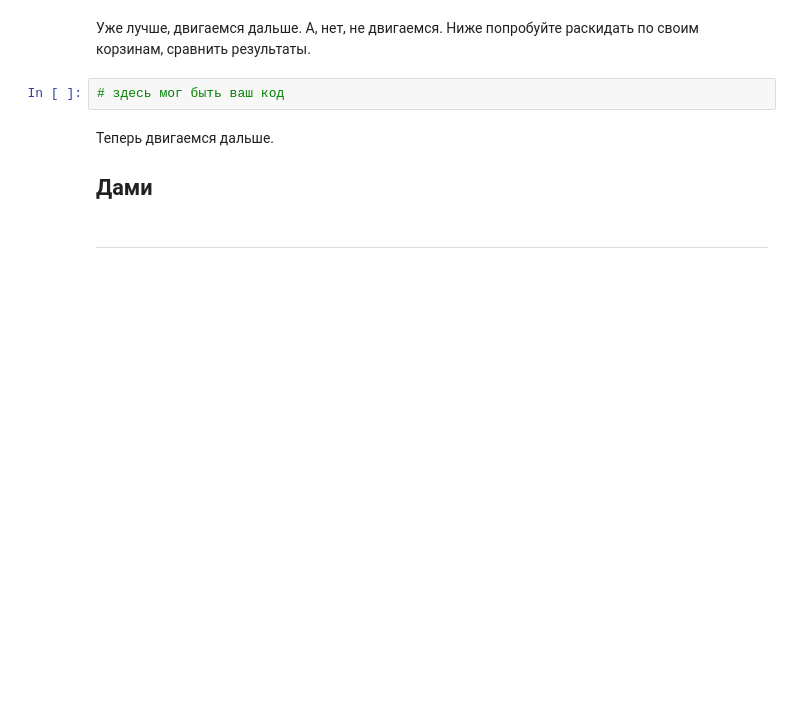
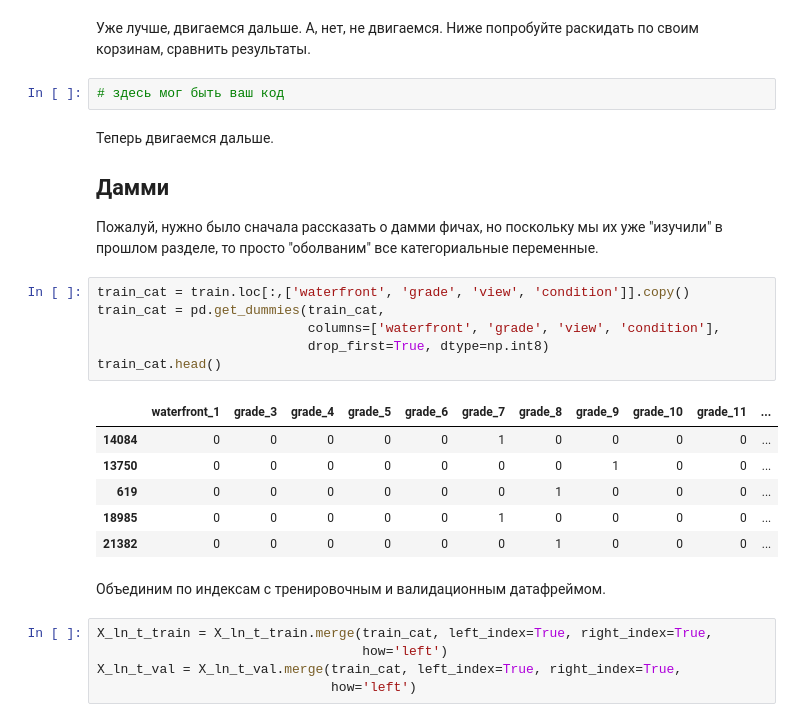
Before and after one commit to dragondangun/em_ml, a Jupyter notebook: 5. Linear Regression/LR.ipynb, the cells around one changed output. Drawn from its saved outputs; the diff is of its cells as text; blank space fills up the shorter version.

```diff
--- a/5. Linear Regression/LR.ipynb
+++ b/5. Linear Regression/LR.ipynb
@@ -1176,6 +1183,26 @@ R²: 0.5560972323191136
 # %% [markdown]
 Теперь двигаемся дальше.
 
-## Дами
+## Дамми
+
+Пожалуй, нужно было сначала рассказать о дамми фичах, но поскольку мы их уже "изучили" в прошлом разделе, то просто "оболваним" все категориальные переменные.
-# %% [markdown]
-***
+# %%
+train_cat = train.loc[:,['waterfront', 'grade', 'view', 'condition']].copy()
+train_cat = pd.get_dummies(train_cat,
+                           columns=['waterfront', 'grade', 'view', 'condition'],
+                           drop_first=True, dtype=np.int8)
+train_cat.head()
+# %% [output]
+|  | waterfront_1 | grade_3 | grade_4 | grade_5 | grade_6 | grade_7 | grade_8 | grade_9 | grade_10 | grade_11 | ... |
+| 14084 | 0 | 0 | 0 | 0 | 0 | 1 | 0 | 0 | 0 | 0 | ... |
+| 13750 | 0 | 0 | 0 | 0 | 0 | 0 | 0 | 1 | 0 | 0 | ... |
+| 619 | 0 | 0 | 0 | 0 | 0 | 0 | 1 | 0 | 0 | 0 | ... |
+| 18985 | 0 | 0 | 0 | 0 | 0 | 1 | 0 | 0 | 0 | 0 | ... |
+| 21382 | 0 | 0 | 0 | 0 | 0 | 0 | 1 | 0 | 0 | 0 | ... |
+# %% [markdown]
+Объединим по индексам с тренировочным и валидационным датафреймом.
+# %%
+X_ln_t_train = X_ln_t_train.merge(train_cat, left_index=True, right_index=True,
+                                  how='left')
+X_ln_t_val = X_ln_t_val.merge(train_cat, left_index=True, right_index=True,
+                              how='left')
```
Also changed, not shown: parts of 11 cells of this notebook.
